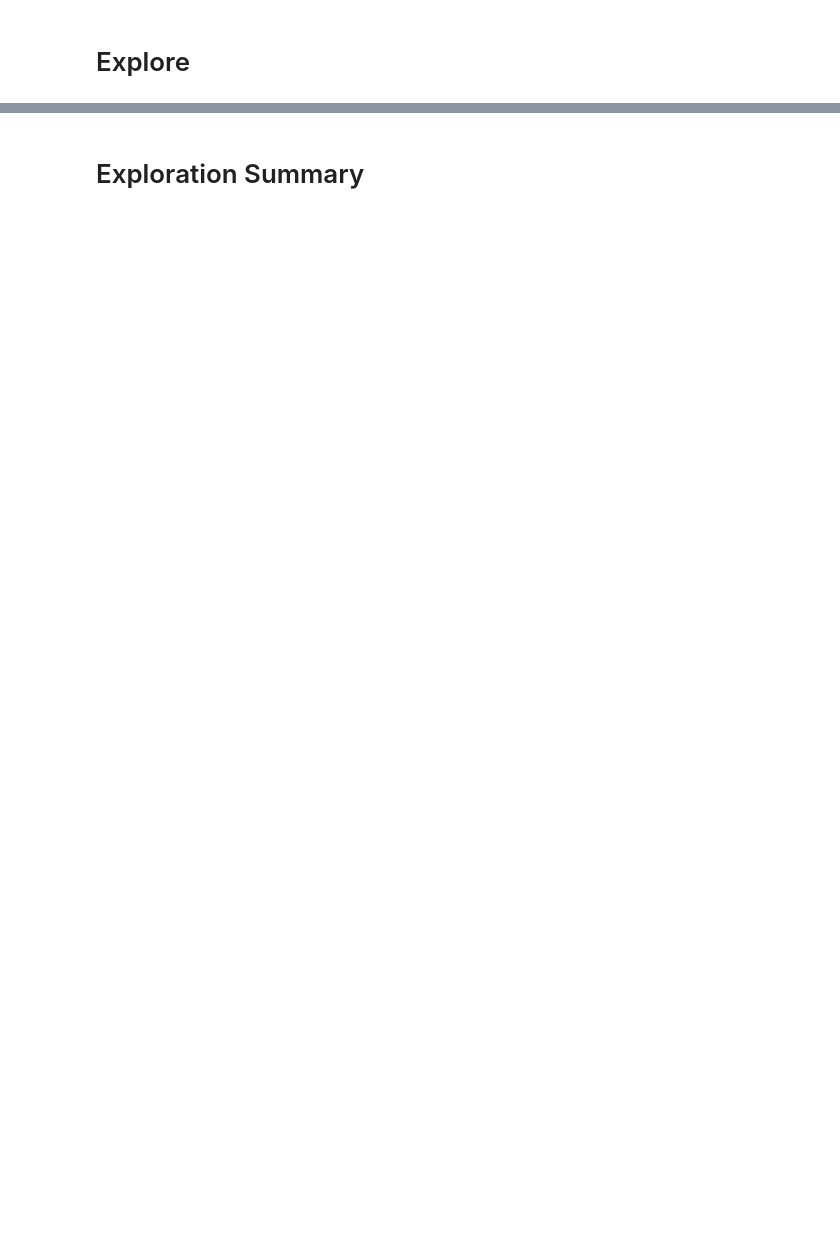
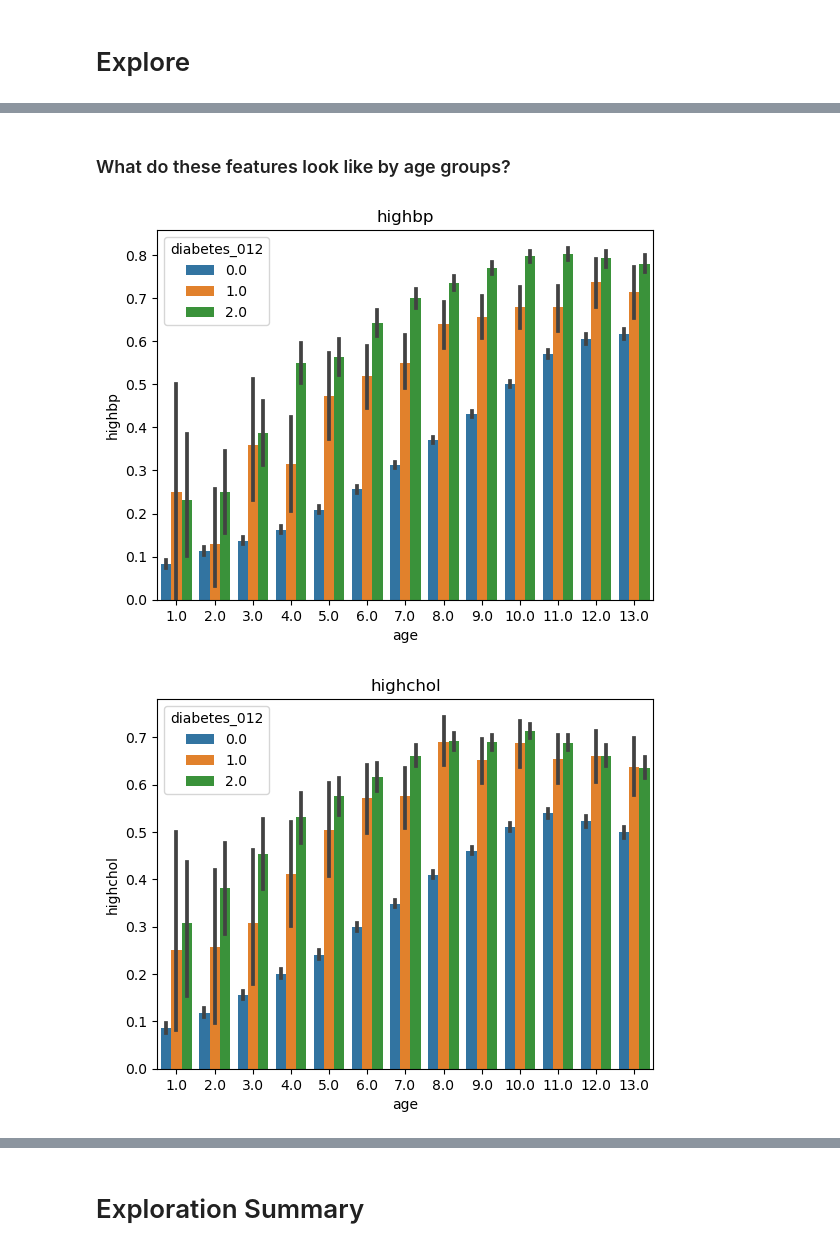
Before and after one commit to Joshua-Click/individual-project, a Jupyter notebook: final_notebook.ipynb, the cells around one changed output, grey strips where cells are left out. Cells and saved outputs as stored; diff of their text form; code cells hidden in the pictures; blank space fills up the shorter version.

```diff
--- a/final_notebook.ipynb
+++ b/final_notebook.ipynb
@@ -56,0 +224,14 @@ df3 = w.acquire_prep_diabetes_df3(df1)
+# %% [markdown]
+### What do these features look like by age groups?
+# %%
+explore_cols = ['highbp', 'highchol', 'smoker', 'stroke', 'heartdiseaseorattack', 'physactivity', 'fruits', 'veggies', 'education', 'income']
+
+
+for col in explore_cols:
+        plt.title(col)
+        sns.barplot(data=train1, x='age', y=col, hue='diabetes_012', )
+        plt.grid(False)
+        plt.show()
+# %% [output]
+[figure, added]
+[figure, added]
```
Also changed, not shown: parts of 96 cells of this notebook, 2 other files.
